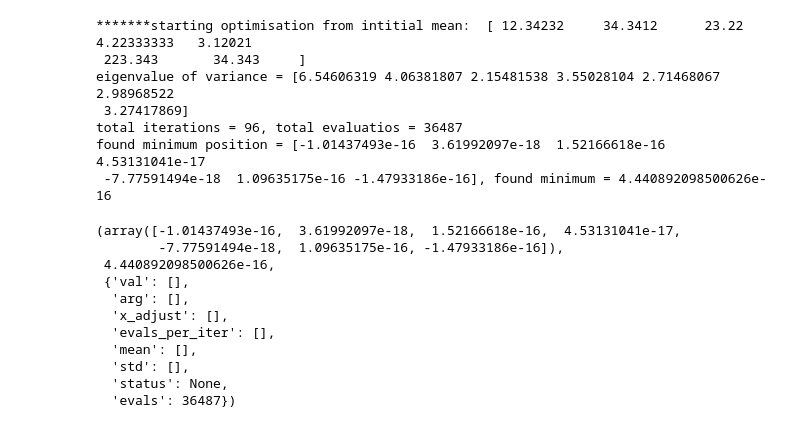
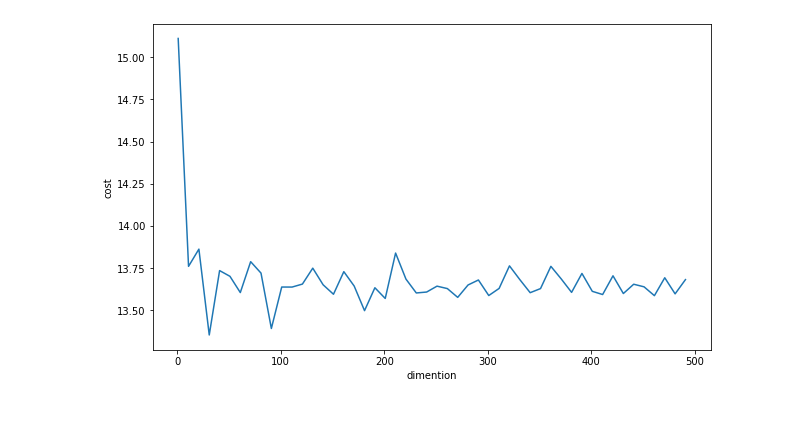
Before and after one commit to huajian1069/non-convex-optimisation, a Jupyter notebook: extend high dimention.ipynb, the cells around one changed output. Cells and saved outputs as stored; diff of their text form; code cells hidden in the pictures.

Commit message:
start to study effiency and performance on high dimension

```diff
--- a/extend high dimention.ipynb
+++ b/extend high dimention.ipynb
@@ -47,32 +8,0 @@ ls.optimise(ak)
-# %%
-ak = ackley()
-x0_2 = np.array([12.34232, 34.3412, 23.22, 4.223333332, 3.12021, 223.343, 34.343])
-dim = x0_2.shape[0]
-cma = cma_es(dim=dim)
-paras = {'x0': x0_2,
-         'std': np.ones((dim,)) * 3,
-         'tol': 1e-5,
-         'adjust_func': line_search(),
-         'record': False,
-         'verbose': True}
-cma.set_parameters(paras)
-cma.optimise(ak)
-# %% [output]
-*******starting optimisation from intitial mean:  [ 12.34232     34.3412      23.22         4.22333333   3.12021
- 223.343       34.343     ]
-eigenvalue of variance = [6.54606319 4.06381807 2.15481538 3.55028104 2.71468067 2.98968522
- 3.27417869]
-total iterations = 96, total evaluatios = 36487
-found minimum position = [-1.01437493e-16  3.61992097e-18  1.52166618e-16  4.53131041e-17
- -7.77591494e-18  1.09635175e-16 -1.47933186e-16], found minimum = 4.440892098500626e-16
-(array([-1.01437493e-16,  3.61992097e-18,  1.52166618e-16,  4.53131041e-17,
-        -7.77591494e-18,  1.09635175e-16, -1.47933186e-16]),
- 4.440892098500626e-16,
- {'val': [],
-  'arg': [],
-  'x_adjust': [],
-  'evals_per_iter': [],
-  'mean': [],
-  'std': [],
-  'status': None,
-  'evals': 36487})
@@ -78,0 +39,19 @@ found minimum position = [-1.01437493e-16  3.61992097e-18  1.52166618e-16  4.531
+# %%
+class post_analysis_highD:
+    def __init__(self, stats):
+        self.stats = stats
+    def __plot(self, data, ylabel):
+        fig = plt.figure(figsize=(10,6))
+        ax = plt.subplot(111)
+        ax.plot(self.stats['dims'], data)
+        ax.set_xlabel("dimention")
+        ax.set_ylabel(ylabel)
+
+    def plot_time_vs_dim(self):
+        self.__plot(self.stats['time'], "time(s)")
+
+    def plot_evals_vs_dim(self):
+        self.__plot(self.stats['evals'], "evals")
+
+    def plot_cost_vs_dim(self):
+        self.__plot(self.stats['cost'], "cost")
@@ -78,0 +60,10 @@ found minimum position = [-1.01437493e-16  3.61992097e-18  1.52166618e-16  4.531
+# %%
+ad = adam()
+ad.verbose = False
+stats_ad = test_high_dimension(ad)
+# %%
+ana_ad = post_analysis_highD(stats_ad)
+# %%
+ana_ad.plot_cost_vs_dim()
+# %% [output]
+[figure, added]
```
Also changed, not shown: parts of 15 cells of this notebook, 5 other files.
